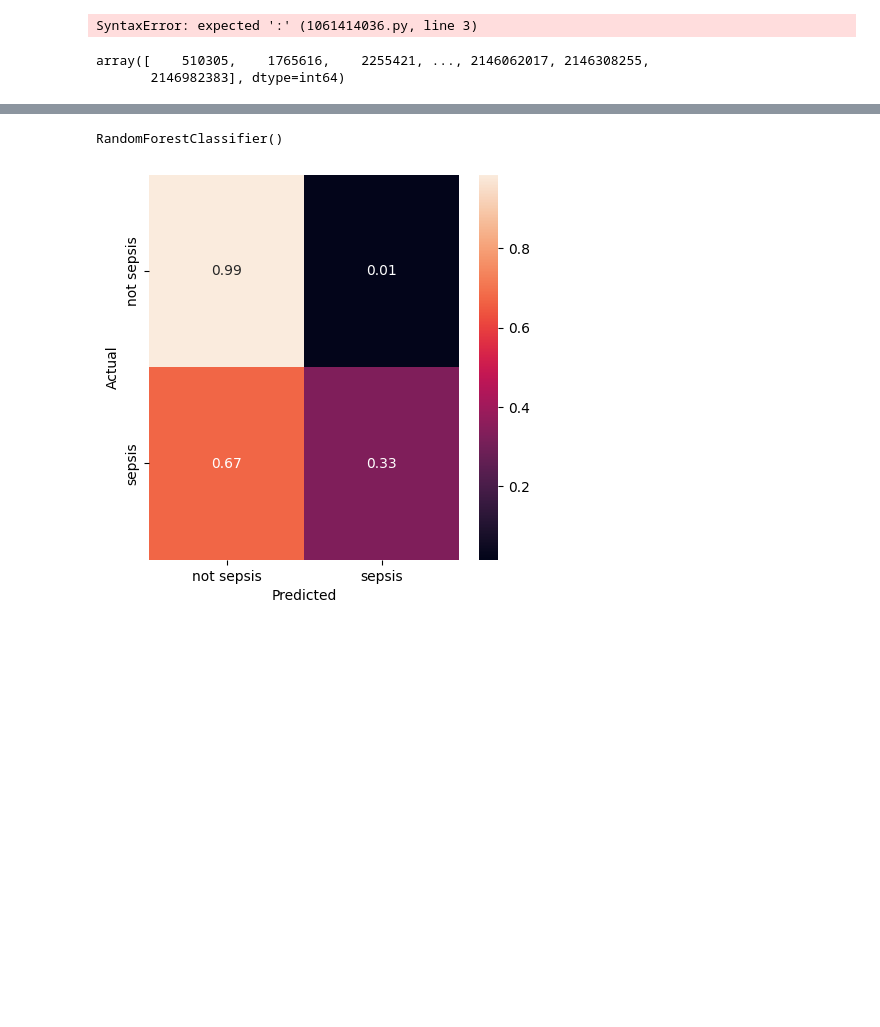
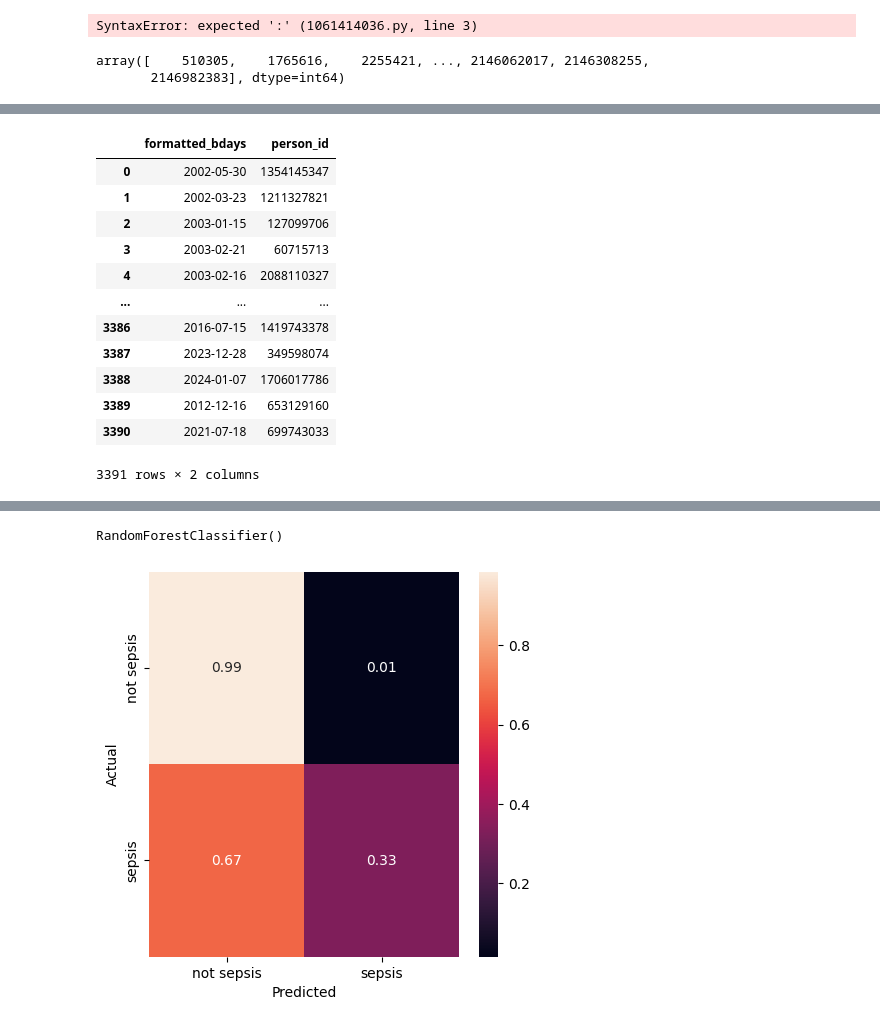
Before and after one commit to carseys/pediatric-sepsis-ml-kaggle, a Jupyter notebook: sepsis-ml-model.ipynb, the cells around one changed output, grey strips where cells are left out. Saved outputs shown, nothing was run; the diff lists cells and outputs as text; code cells hidden in the pictures; blank space fills up the shorter version.

```diff
--- a/sepsis-ml-model.ipynb
+++ b/sepsis-ml-model.ipynb
@@ -114,4 +120,28 @@ factors[factors['person_id']==2255421]
 person_demographics_episode_train[person_demographics_episode_train['']]
 # %%
 person_demographics_episode_train_2 = pd.read_csv('training_data/person_demographics_episode_train.csv').drop_duplicates()
+# %%
+# Formatting birthdays using datetime so that age can be calculated at other steps
+
+new_birthday_col = pd.DataFrame(columns=['formatted_bdays', 'person_id'])
+for birthday in person_demographics_episode_train_2['birth_datetime']:
+    birthdate_formatted = datetime.strptime(birthday,'%Y-%m-%d')
+    assoc_person = person_demographics_episode_train_2[person_demographics_episode_train_2['birth_datetime']==birthday]['person_id'].to_list()[0]
+    new_birthday_col.loc[len(new_birthday_col)] = [birthdate_formatted, assoc_person]
+# %%
+new_birthday_col
+# %% [output]
+|  | formatted_bdays | person_id |
+| 0 | 2002-05-30 | 1354145347 |
+| 1 | 2002-03-23 | 1211327821 |
+| 2 | 2003-01-15 | 127099706 |
+| 3 | 2003-02-21 | 60715713 |
+| 4 | 2003-02-16 | 2088110327 |
+| ... | ... | ... |
+| 3386 | 2016-07-15 | 1419743378 |
+| 3387 | 2023-12-28 | 349598074 |
+| 3388 | 2024-01-07 | 1706017786 |
+| 3389 | 2012-12-16 | 653129160 |
+| 3390 | 2021-07-18 | 699743033 |
+3391 rows × 2 columns
 # %%
```
Also changed, not shown: parts of 5 cells of this notebook.
